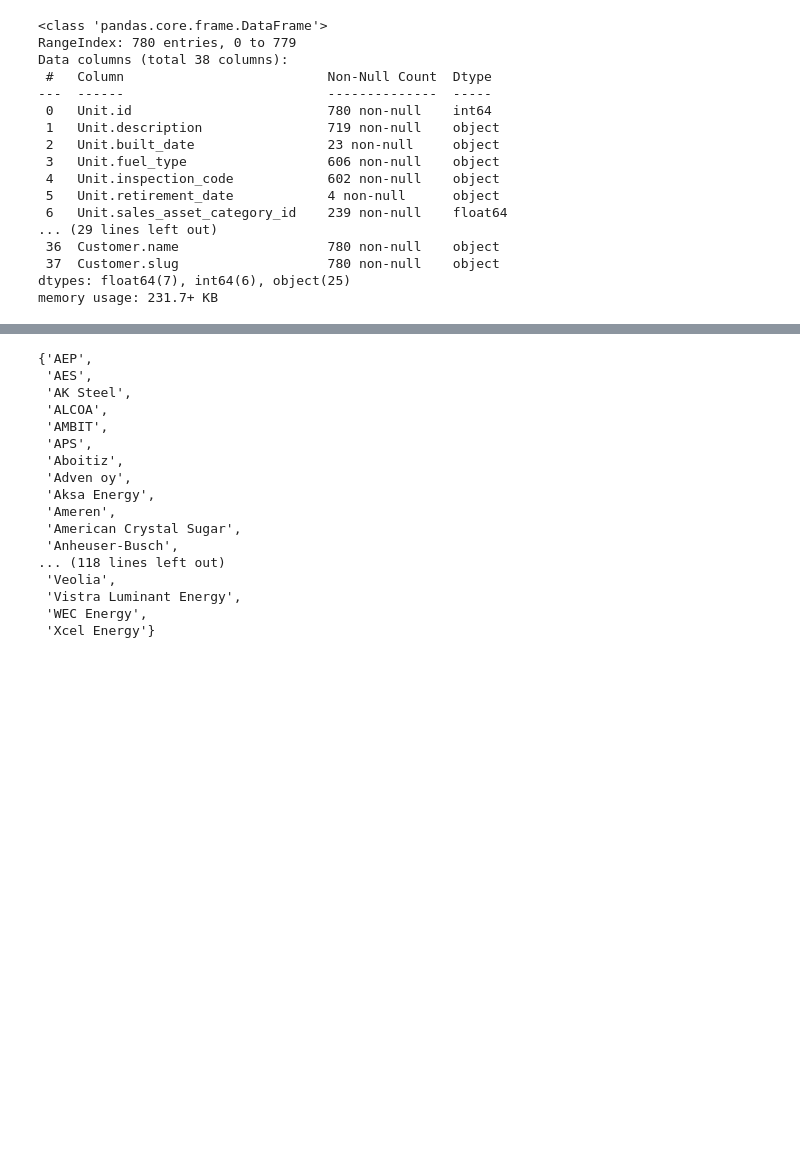
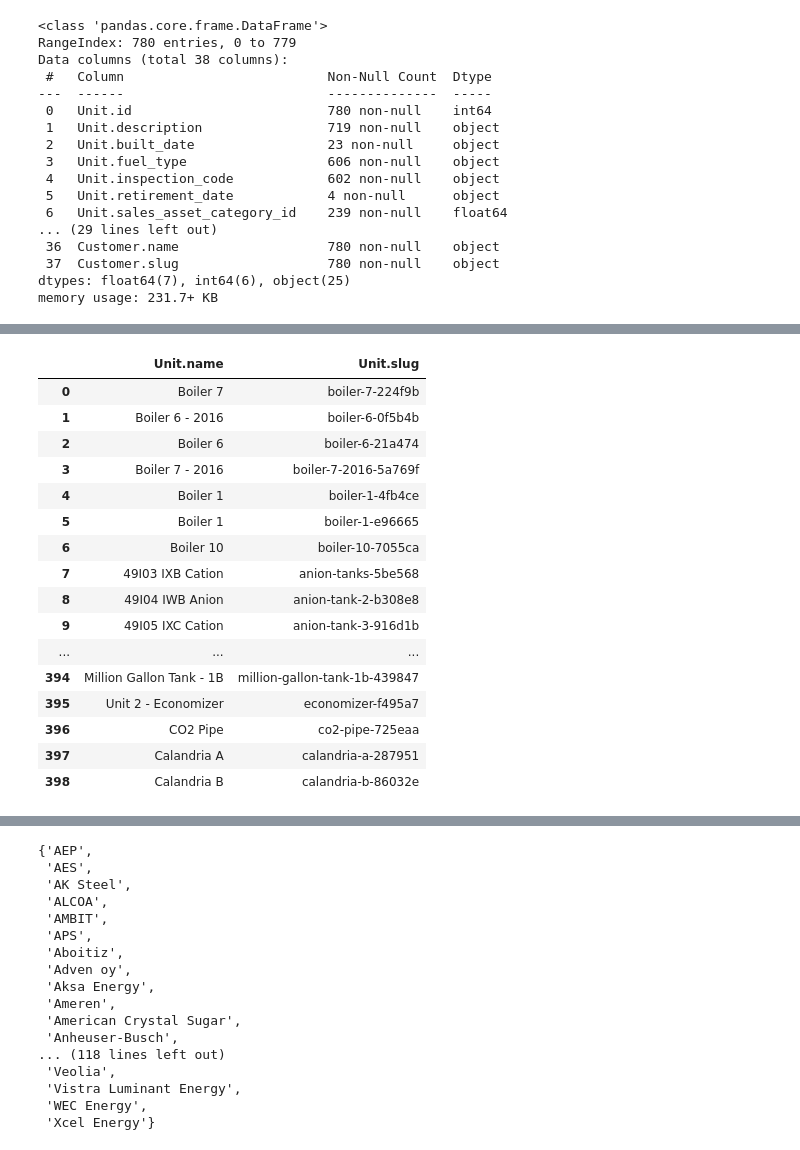
Before and after one commit to GeckoRobotics/davos-data-project, a Jupyter notebook: notebooks/davos.ipynb, the cells around one changed output, grey strips where cells are left out. Drawn from its saved outputs; the diff is of its cells as text; code cells hidden in the pictures; blank space fills up the shorter version.

```diff
--- a/notebooks/davos.ipynb
+++ b/notebooks/davos.ipynb
@@ -60,6 +62,8 @@ wd = os.getcwd()
 print(wd)
 # %% [output]
 C:\Users\tom.fiorelli\Documents\GitHub\davos-data-project
+# %%
+pd.set_option('display.max_rows', 1000)
 # %% [markdown]
 ## 3. EDA and Visualization
 # %% [markdown]
@@ -518,3 +526,7 @@ set(salesforce_df['Asset: Asset Name'])
 # %% [markdown]
 ### Source 5:
 portalservice_power_units.json
+# %%
+with open(r'data/raw_data/portalservice_power_inspections_2022.json') as json_data:
+    d = json.loads(json_data.read())
+    json_data.close()
@@ -560,0 +636,20 @@ memory usage: 231.7+ KB
+# %%
+portalservice_power_units_df.loc[:, ('Unit.name', 'Unit.slug')]
+# %% [output]
+|  | Unit.name | Unit.slug |
+| 0 | Boiler 7 | boiler-7-224f9b |
+| 1 | Boiler 6 - 2016 | boiler-6-0f5b4b |
+| 2 | Boiler 6 | boiler-6-21a474 |
+| 3 | Boiler 7 - 2016 | boiler-7-2016-5a769f |
+| 4 | Boiler 1 | boiler-1-4fb4ce |
+| 5 | Boiler 1 | boiler-1-e96665 |
+| 6 | Boiler 10 | boiler-10-7055ca |
+| 7 | 49I03 IXB Cation | anion-tanks-5be568 |
+| 8 | 49I04 IWB Anion | anion-tank-2-b308e8 |
+| 9 | 49I05 IXC Cation | anion-tank-3-916d1b |
+| ... | ... | ... |
+| 394 | Million Gallon Tank - 1B | million-gallon-tank-1b-439847 |
+| 395 | Unit 2 - Economizer | economizer-f495a7 |
+| 396 | CO2 Pipe | co2-pipe-725eaa |
+| 397 | Calandria A | calandria-a-287951 |
+| 398 | Calandria B | calandria-b-86032e |
```
Also changed, not shown: parts of 13 cells of this notebook, 2 other files.
